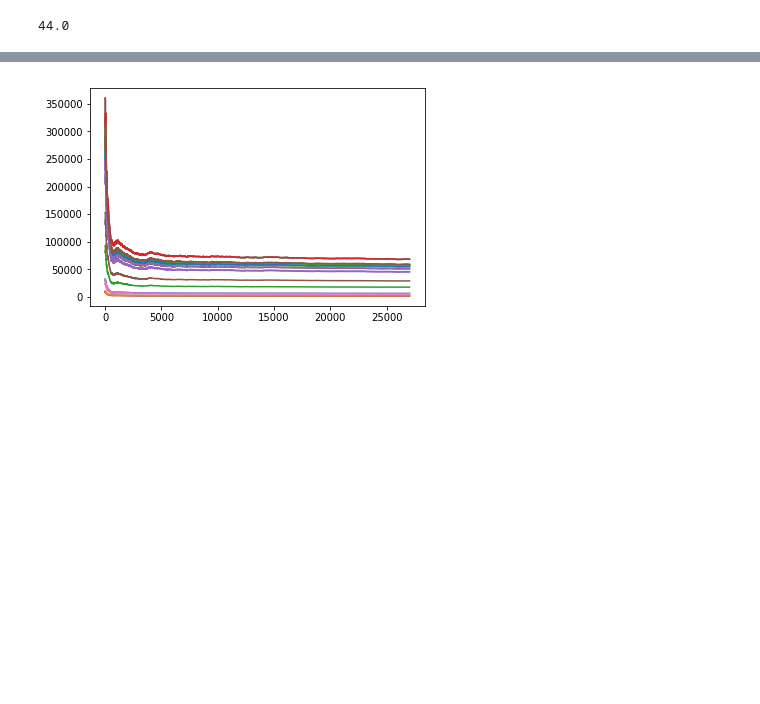
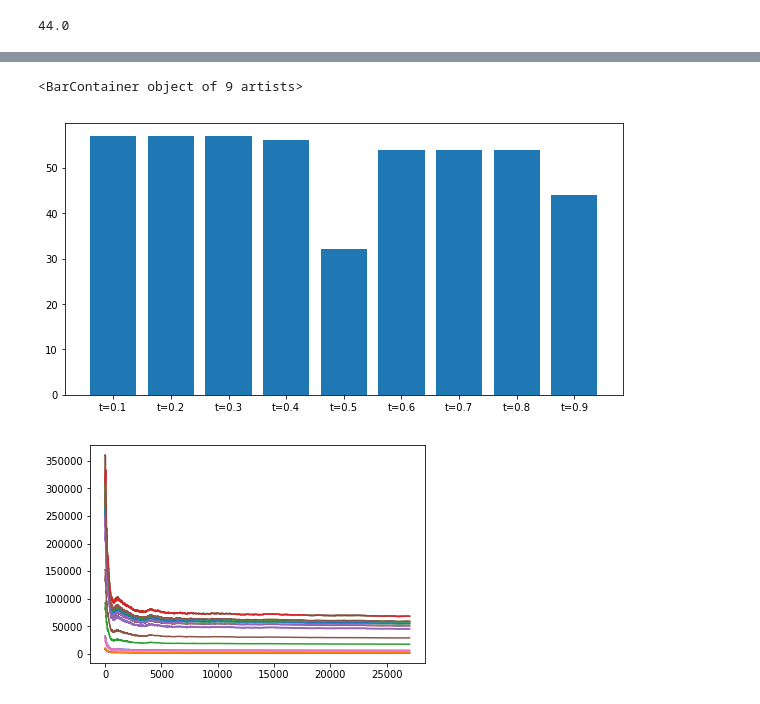
Before and after one commit to ShrekFelix/Reducing-Exploration-of-Dying-Arms-in-Mortal-Bandits, a Jupyter notebook: optimal exploration for mortal MAB.ipynb, the cells around one changed output, grey strips where cells are left out. Saved outputs shown, nothing was run; the diff lists cells and outputs as text; code cells hidden in the pictures; blank space fills up the shorter version.

```diff
--- a/optimal exploration for mortal MAB.ipynb
+++ b/optimal exploration for mortal MAB.ipynb
@@ -284,6 +364,7 @@ pass
 # %%
 # offline simulation for AG_L
 # fast version, consumes much less records
+# takes a record, see if it's in young arms
 def AG_L(n=10000,k=1, m=25, life_threshold=.3, records=records, lives=lives, verbose=True):
     # records should be long enough
     '''
@@ -349,4 +430,4 @@ def AG_L(n=10000,k=1, m=25, life_threshold=.3, records=records, lives=lives, ver
         print('# records:', i)
         print('max expectation:', X_max)
 
-    return rewards, X
+    return rewards
@@ -408,17 +451,3 @@ sorted(goodness.items(), key= lambda g:g[1], reverse=True)
  ('id-564335', 0.010464875319472267),
  ('id-563787', 0.00872093023255814),
  ('id-560518', 0.008447502611046261)]
-# %%
-# knows exact lifespans
-# play i different games
-agl = []
-ag = []
-for i in range(100):
-    agl.append(AG_L(n=1000, m=20, records=records[i*10000:100000+i*10000], verbose=False))
-    ag.append(AG_L(n=1000, m=20, records=records[i*10000:100000+i*10000], life_threshold=1, verbose=False))
-    print(i,end='\r',flush=True)
-    time.sleep(.001)
-sns.distplot(agl,label='AG_L')
-sns.distplot(ag,label='AG')
-plt.legend()
-pass
@@ -683 +798,14 @@ pass
+# %%
+# use estimated life length(in turns)
+plt.figure(figsize=(10,5))
+ts = [.1, .2, .3, .4, .5, .6, .7, .8, .9]
+xs = []
+ys = []
+for t in ts:
+    xs.append( 't={}'.format(str(t)) )
+    ys.append(UCB_L2(life_threshold=t,records=records, verbose=False))
+plt.bar(xs, ys)
+# %% [output]
+<BarContainer object of 9 artists>
+[figure, added]
 # %%
```
Also changed, not shown: parts of 33 cells of this notebook.
